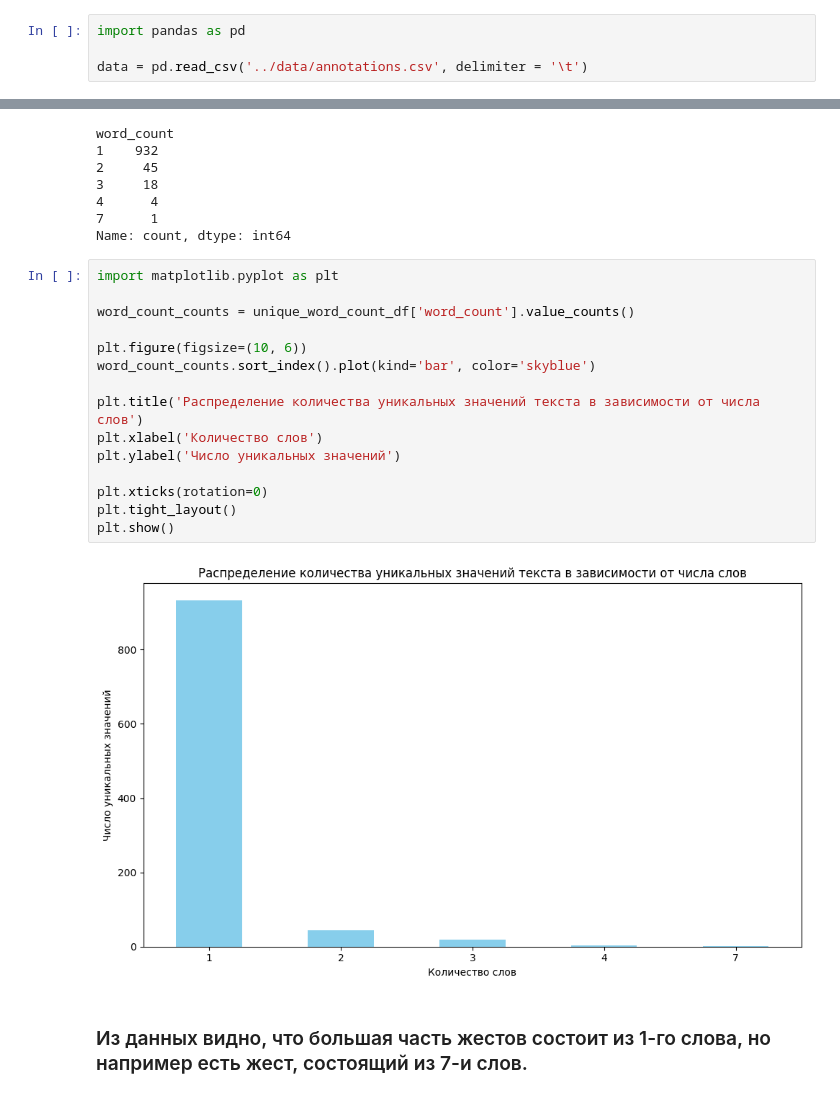
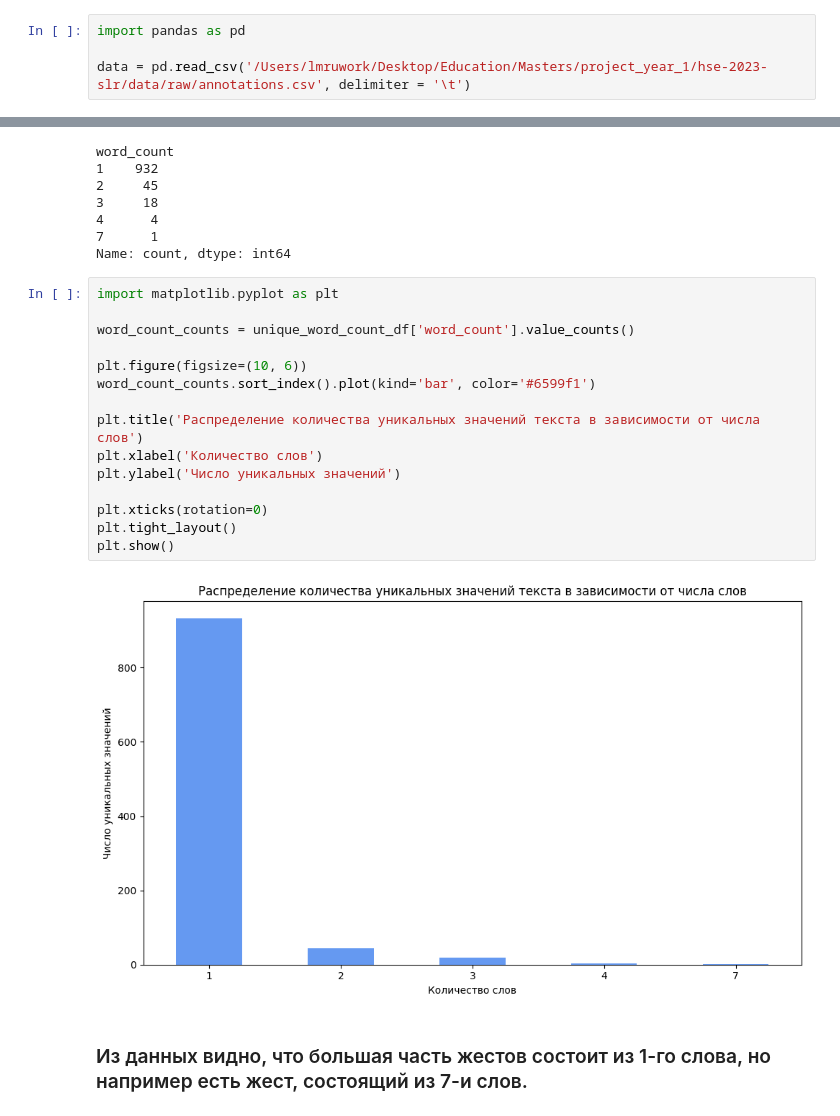
Before and after one commit to utnasun/hse-2023-slr, a Jupyter notebook: notebooks/eda.ipynb, the cells around one changed output, grey strips where cells are left out. Saved outputs shown, nothing was run; the diff lists cells and outputs as text.

```diff
--- a/notebooks/eda.ipynb
+++ b/notebooks/eda.ipynb
@@ -1,5 +1,5 @@
 # %%
 import pandas as pd
 
-data = pd.read_csv('../data/annotations.csv', delimiter = '\t')
+data = pd.read_csv('/Users/lmruwork/Desktop/Education/Masters/project_year_1/hse-2023-slr/data/raw/annotations.csv', delimiter = '\t')
 # %%
@@ -80,20 +71,20 @@ Name: count, dtype: int64
 # %%
 import matplotlib.pyplot as plt
 
 word_count_counts = unique_word_count_df['word_count'].value_counts()
 
 plt.figure(figsize=(10, 6))
-word_count_counts.sort_index().plot(kind='bar', color='skyblue')
+word_count_counts.sort_index().plot(kind='bar', color='#6599f1')
 
 plt.title('Распределение количества уникальных значений текста в зависимости от числа слов')
 plt.xlabel('Количество слов')
 plt.ylabel('Число уникальных значений')
 
 plt.xticks(rotation=0)
 plt.tight_layout()
 plt.show()
 # %% [output]
-[figure, old version]
+[figure, new version]
 # %% [markdown]
 ### Из данных видно, что большая часть жестов состоит из 1-го слова, но например есть жест, состоящий из 7-и слов.
 # %%
```
Also changed, not shown: parts of 17 cells of this notebook, 9 other files.
